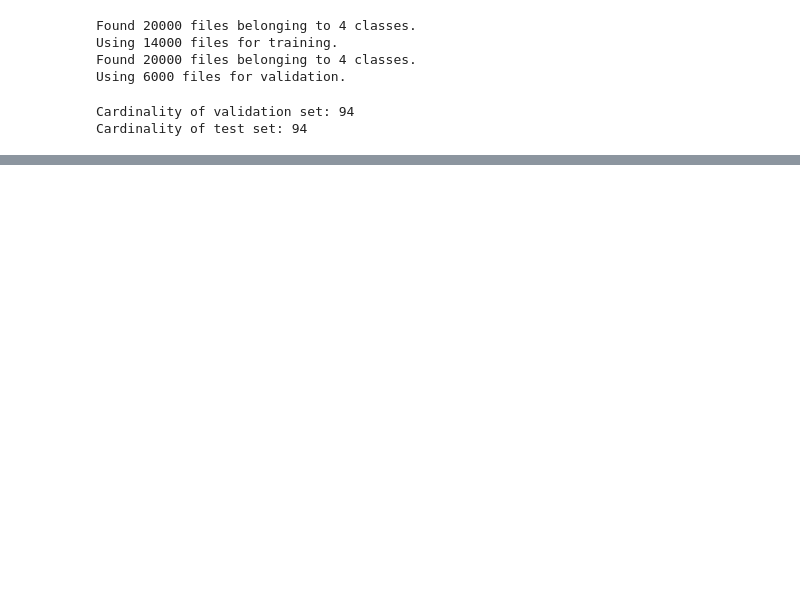
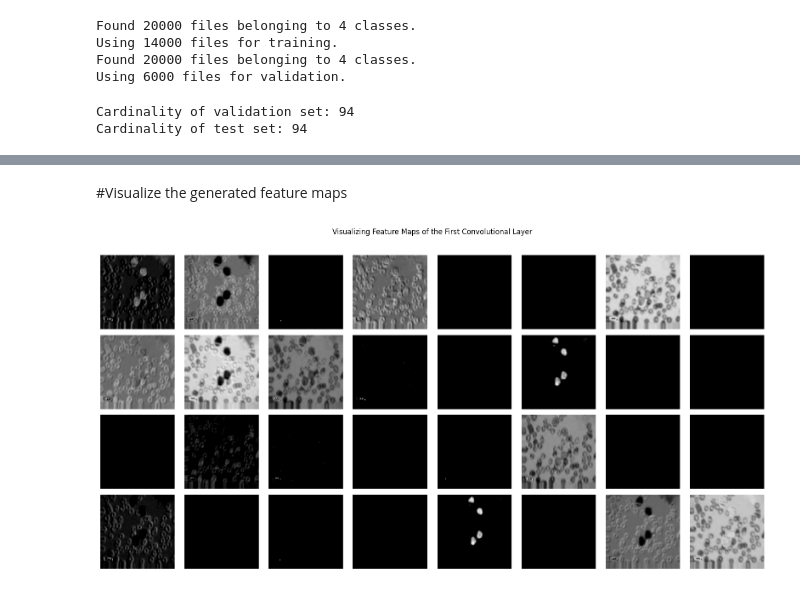
Before and after one commit to frankiscuwu/cs506-final-project, a Jupyter notebook: notebooks/ALL_classification_colab.ipynb, the cells around one changed output, grey strips where cells are left out. Cells and saved outputs as stored; diff of their text form; code cells hidden in the pictures; blank space fills up the shorter version.

```diff
--- a/notebooks/ALL_classification_colab.ipynb
+++ b/notebooks/ALL_classification_colab.ipynb
@@ -142,0 +288,4 @@ plt.show()
+# %%
+conv_layer_name = 'conv2d_2'
+feature_map_model = tf.keras.models.Model(inputs=model1.inputs, outputs=model1.get_layer(conv_layer_name).output)
+feature_map_model.summary()
@@ -142,0 +304,3 @@ plt.show()
+# %%
+feature_maps = feature_map_model.predict(sample_image)
+print(feature_maps.shape)
@@ -142,0 +310,19 @@ plt.show()
+# %% [markdown]
+#Visualize the generated feature maps
+# %%
+num_feature_maps = feature_maps.shape[-1]
+cols = 8
+rows = (num_feature_maps + cols - 1) // cols
+
+plt.figure(figsize=(cols * 2, rows * 2))
+
+for i in range(num_feature_maps):
+    plt.subplot(rows, cols, i + 1)
+    plt.imshow(feature_maps[0, :, :, i], cmap='gray') # Display the i-th feature map
+    plt.axis('off')
+
+plt.suptitle("Visualizing Feature Maps of the First Convolutional Layer", y=1.02)
+plt.tight_layout()
+plt.show()
+# %% [output]
+[figure, added]
```
Also changed, not shown: parts of 22 cells of this notebook.
